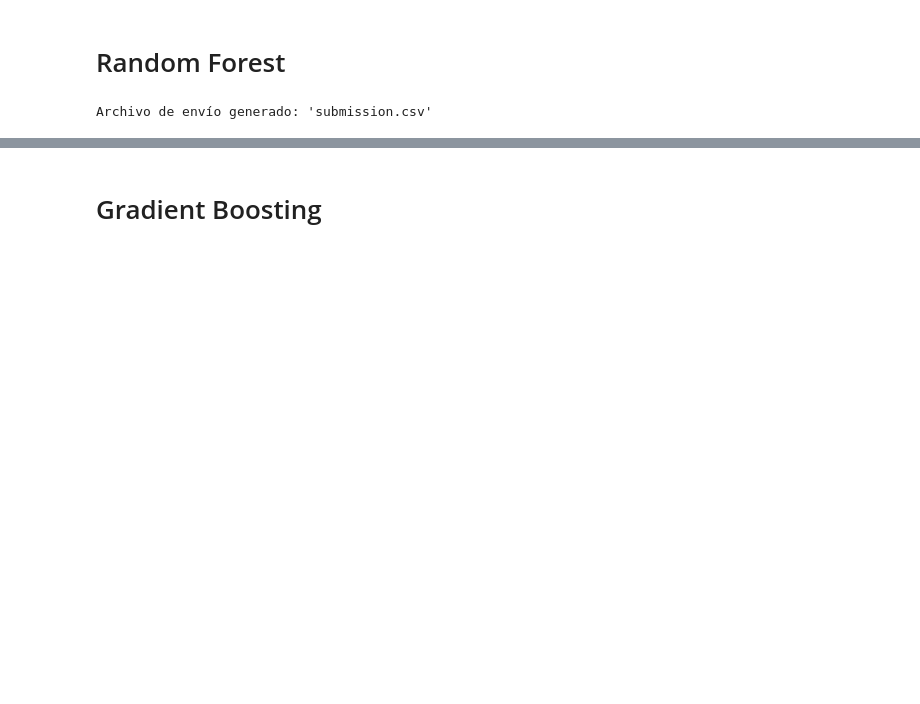
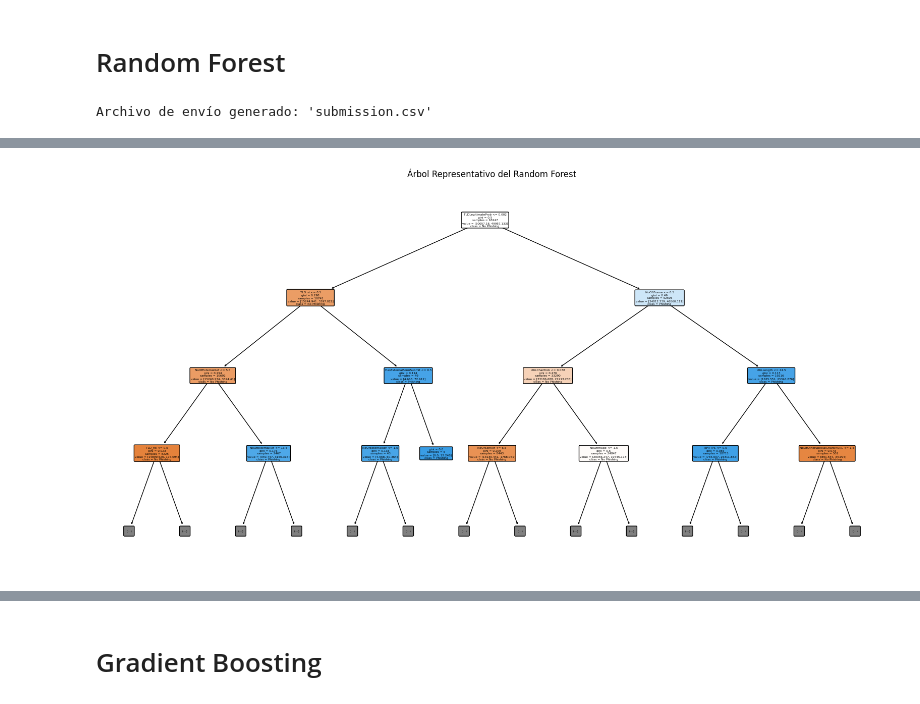
Before and after one commit to luna-as18/Proy-Statistical, a Jupyter notebook: Modelos/modelos.ipynb, the cells around one changed output, grey strips where cells are left out. Cells and saved outputs as stored; diff of their text form; code cells hidden in the pictures; blank space fills up the shorter version.

```diff
--- a/Modelos/modelos.ipynb
+++ b/Modelos/modelos.ipynb
@@ -57,0 +155,16 @@ Archivo de envío generado: 'submission.csv'
+# %%
+from sklearn.ensemble import RandomForestClassifier
+from sklearn.tree import plot_tree
+
+# Graficar un árbol representativo
+plt.figure(figsize=(20, 10))
+plot_tree(model.estimators_[0],
+          feature_names=transformed_feature_names,
+          class_names=["No Phishing", "Phishing"],
+          filled=True,
+          rounded=True,
+          max_depth=3)  # Limitar la profundidad
+plt.title("Árbol Representativo del Random Forest")
+plt.show()
+# %% [output]
+[figure, added]
```
Also changed, not shown: parts of 5 cells of this notebook.
